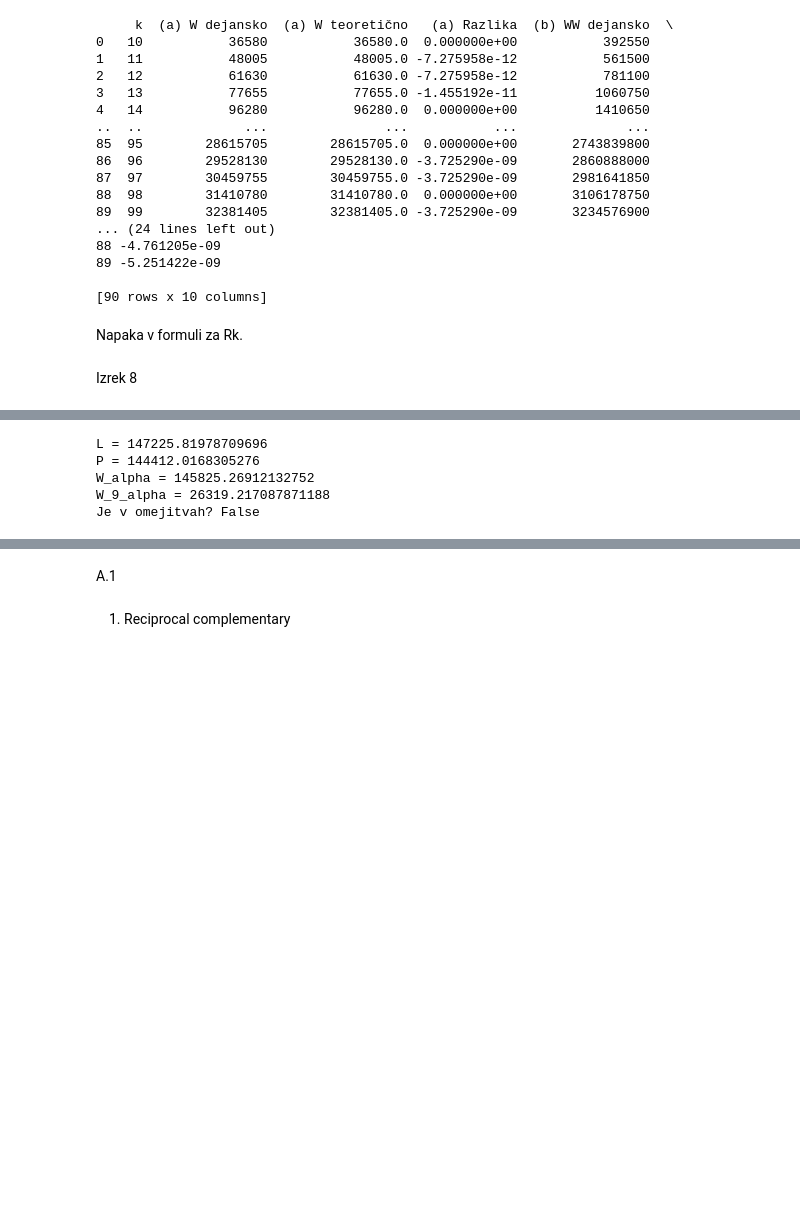
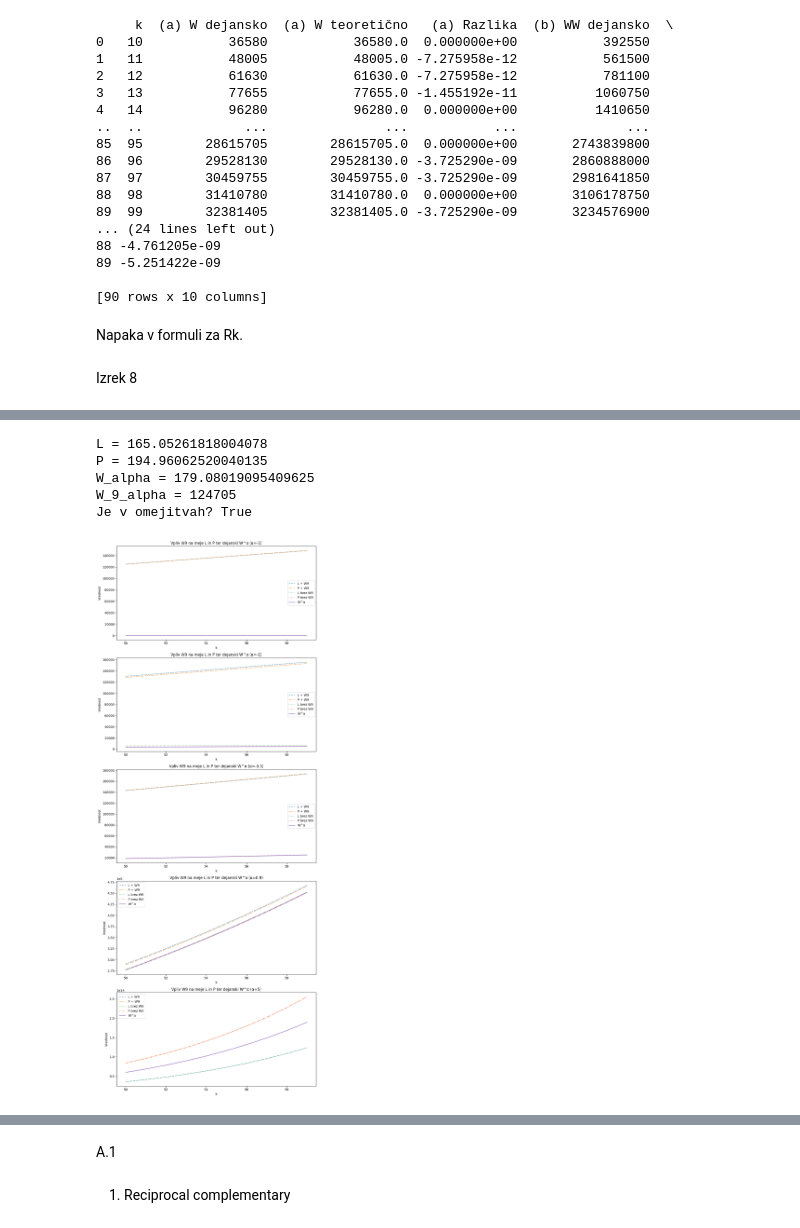
Before and after one commit to FlusAljaz/Distance-vector-of-non-tubical-nanotube-fullerenes-of-type-5-0-, a Jupyter notebook: projektna.ipynb, the cells around one changed output, grey strips where cells are left out. Saved outputs shown, nothing was run; the diff lists cells and outputs as text; code cells hidden in the pictures; blank space fills up the shorter version.

```diff
--- a/projektna.ipynb
+++ b/projektna.ipynb
@@ -1496,0 +1577,9 @@ k = 19
+# %%
+def corrected_xi1(k):
+    alpha = 0.005307877152734  # Optimalna vrednost α
+    beta = 11.630913886307701  # Optimalna vrednost β
+    return (1/6) * k * (2*k - 1) * (alpha * k + beta)
+
+# Preverimo popravljeno formulo za nekaj vrednosti k
+for k in range(6,50):
+    print(f"k = {k}, Popravljena ξ₁(C₁₀ₖ) = {corrected_xi1(k):.5f}")
@@ -2066,6 +1986,6 @@ print(df)
 # %%
 k_test = 50
-alpha_test = 0.1
+alpha_test = -2
 
 L_test = compute_L(k_test, alpha_test)
 P_test = compute_P(k_test, alpha_test)
@@ -2079,8 +1999,56 @@ print(f"W_alpha = {W_alpha_test}")
 print(f"W_9_alpha = {W_9_alpha_test}")
 print(f"Je v omejitvah? {is_within_bounds}")
 # %% [output]
-L = 147225.81978709696
-P = 144412.0168305276
-W_alpha = 145825.26912132752
-W_9_alpha = 26319.217087871188
-Je v omejitvah? False
+L = 165.05261818004078
+P = 194.96062520040135
+W_alpha = 179.08019095409625
+W_9_alpha = 124705
+Je v omejitvah? True
+# %%
+k_values = range(50, 60)
+alpha_values = [-2, -1, - 0.5, 0.9, 5]
+
+num_alphas = len(alpha_values)
+fig, axes = plt.subplots(nrows=num_alphas, figsize=(10, 5 * num_alphas))
+
+if num_alphas == 1:
+    axes = [axes]
+
+for idx, alpha in enumerate(alpha_values):
+    L_values = []
+    P_values = []
+    W_actual_values = []
+    W9_values = []
+    L_no_W9 = []
+    P_no_W9 = []
+
+    for k in k_values:
+        L = compute_L(k, alpha)
+        P = compute_P(k, alpha)
+        W_actual = compute_actual_W_alpha(k, alpha)
+        W9 = compute_W9_alpha(k, alpha)
+
+        if L is not None and P is not None:
+            L_values.append(L + W9)  # L z dodanim W9
+            P_values.append(P + W9)  # P z dodanim W9
+            L_no_W9.append(L)        # L brez W9
+            P_no_W9.append(P)        # P brez W9
+            W_actual_values.append(W_actual)
+            W9_values.append(W9)
+
+    ax = axes[idx]
+    ax.plot(list(k_values), L_values, '--', label=f'L + W9', alpha=0.7)
+    ax.plot(list(k_values), P_values, '-.', label=f'P + W9', alpha=0.7)
+    ax.plot(list(k_values), L_no_W9, linestyle='dotted', label=f'L brez W9', alpha=0.7)
+    ax.plot(list(k_values), P_no_W9, linestyle='dotted', label=f'P brez W9', alpha=0.7)
+    ax.plot(list(k_values), W_actual_values, label=f'W^α')
+
+    ax.set_xlabel('k')
+    ax.set_ylabel('Vrednost')
+    ax.set_title(f'Vpliv W9 na meje L in P ter dejanski W^α (α={alpha})')
+    ax.legend()
+
+plt.tight_layout()
+plt.show()
+# %% [output]
+[figure, added]
```
Also changed, not shown: parts of 28 cells of this notebook, 1 other file.
